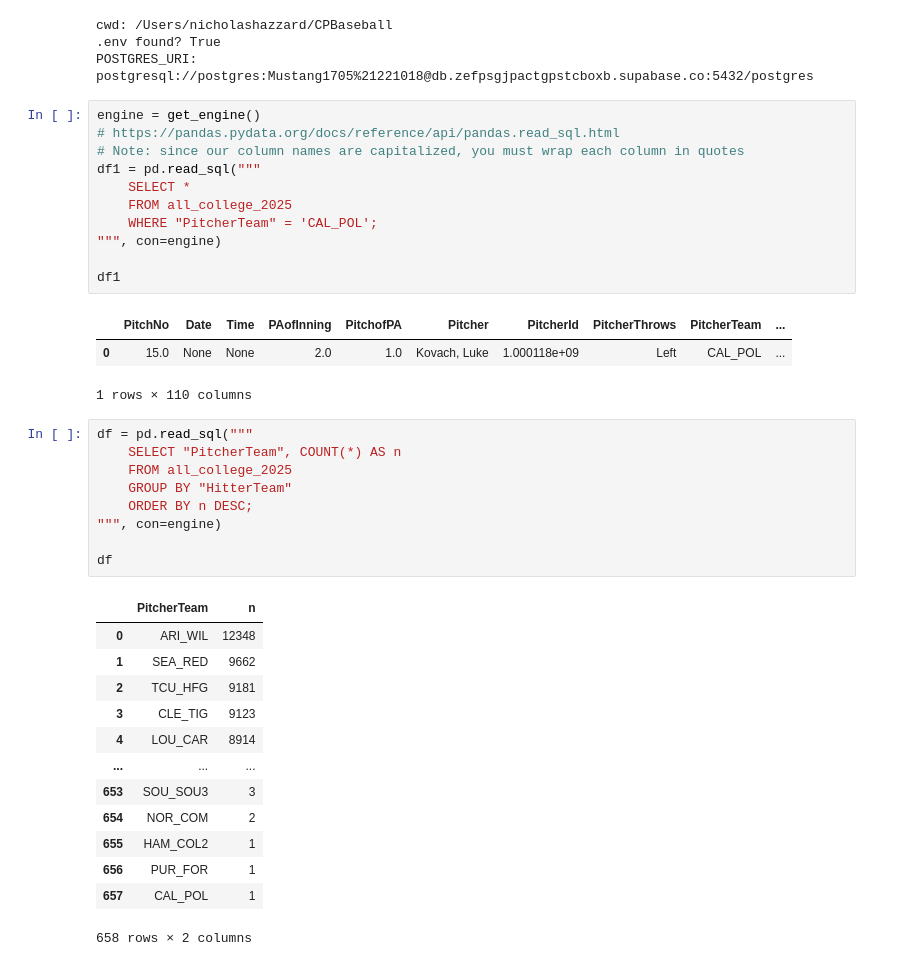
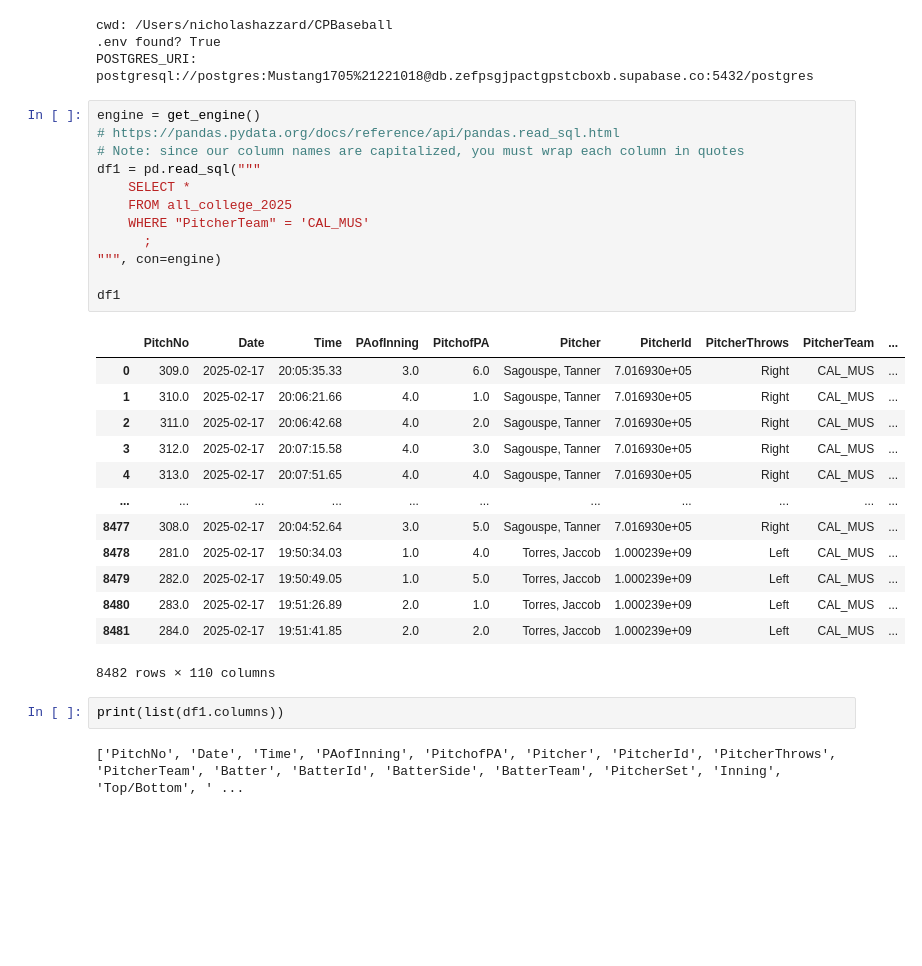
Before and after one commit to nickhazzard13/CPBaseball, a Jupyter notebook: main.ipynb, the cells around one changed output. Cells and saved outputs as stored; diff of their text form; blank space fills up the shorter version.

```diff
--- a/main.ipynb
+++ b/main.ipynb
@@ -23,41 +23,33 @@ POSTGRES_URI: postgresql://postgres:Mustang1705%21221018@db.zefpsgjpactgpstcboxb
 # %%
 engine = get_engine()
 # https://pandas.pydata.org/docs/reference/api/pandas.read_sql.html
 # Note: since our column names are capitalized, you must wrap each column in quotes
 df1 = pd.read_sql("""
     SELECT *
     FROM all_college_2025
-    WHERE "PitcherTeam" = 'CAL_POL';
+    WHERE "PitcherTeam" = 'CAL_MUS'
+      ;
 """, con=engine)
 
 df1
 # %% [output]
 |  | PitchNo | Date | Time | PAofInning | PitchofPA | Pitcher | PitcherId | PitcherThrows | PitcherTeam | ... |
-| 0 | 15.0 | None | None | 2.0 | 1.0 | Kovach, Luke | 1.000118e+09 | Left | CAL_POL | ... |
+| 0 | 309.0 | 2025-02-17 | 20:05:35.33 | 3.0 | 6.0 | Sagouspe, Tanner | 7.016930e+05 | Right | CAL_MUS | ... |
+| 1 | 310.0 | 2025-02-17 | 20:06:21.66 | 4.0 | 1.0 | Sagouspe, Tanner | 7.016930e+05 | Right | CAL_MUS | ... |
+| 2 | 311.0 | 2025-02-17 | 20:06:42.68 | 4.0 | 2.0 | Sagouspe, Tanner | 7.016930e+05 | Right | CAL_MUS | ... |
+| 3 | 312.0 | 2025-02-17 | 20:07:15.58 | 4.0 | 3.0 | Sagouspe, Tanner | 7.016930e+05 | Right | CAL_MUS | ... |
+| 4 | 313.0 | 2025-02-17 | 20:07:51.65 | 4.0 | 4.0 | Sagouspe, Tanner | 7.016930e+05 | Right | CAL_MUS | ... |
+| ... | ... | ... | ... | ... | ... | ... | ... | ... | ... | ... |
+| 8477 | 308.0 | 2025-02-17 | 20:04:52.64 | 3.0 | 5.0 | Sagouspe, Tanner | 7.016930e+05 | Right | CAL_MUS | ... |
+| 8478 | 281.0 | 2025-02-17 | 19:50:34.03 | 1.0 | 4.0 | Torres, Jaccob | 1.000239e+09 | Left | CAL_MUS | ... |
+| 8479 | 282.0 | 2025-02-17 | 19:50:49.05 | 1.0 | 5.0 | Torres, Jaccob | 1.000239e+09 | Left | CAL_MUS | ... |
+| 8480 | 283.0 | 2025-02-17 | 19:51:26.89 | 2.0 | 1.0 | Torres, Jaccob | 1.000239e+09 | Left | CAL_MUS | ... |
+| 8481 | 284.0 | 2025-02-17 | 19:51:41.85 | 2.0 | 2.0 | Torres, Jaccob | 1.000239e+09 | Left | CAL_MUS | ... |
-1 rows × 110 columns
+8482 rows × 110 columns
-# %%
-df = pd.read_sql("""
-    SELECT "PitcherTeam", COUNT(*) AS n
-    FROM all_college_2025
-    GROUP BY "HitterTeam"
-    ORDER BY n DESC;
-""", con=engine)
-
-df
-# %% [output]
-|  | PitcherTeam | n |
-| 0 | ARI_WIL | 12348 |
-| 1 | SEA_RED | 9662 |
-| 2 | TCU_HFG | 9181 |
-| 3 | CLE_TIG | 9123 |
-| 4 | LOU_CAR | 8914 |
-| ... | ... | ... |
-| 653 | SOU_SOU3 | 3 |
-| 654 | NOR_COM | 2 |
-| 655 | HAM_COL2 | 1 |
-| 656 | PUR_FOR | 1 |
-| 657 | CAL_POL | 1 |
-658 rows × 2 columns
+# %%
+print(list(df1.columns))
+# %% [output]
+['PitchNo', 'Date', 'Time', 'PAofInning', 'PitchofPA', 'Pitcher', 'PitcherId', 'PitcherThrows', 'PitcherTeam', 'Batter', 'BatterId', 'BatterSide', 'BatterTeam', 'PitcherSet', 'Inning', 'Top/Bottom', ' ...
 # %%
 engine = get_engine()
 # https://pandas.pydata.org/docs/reference/api/pandas.read_sql.html
```
Also changed, not shown: parts of 10 cells of this notebook, 19 other files.
